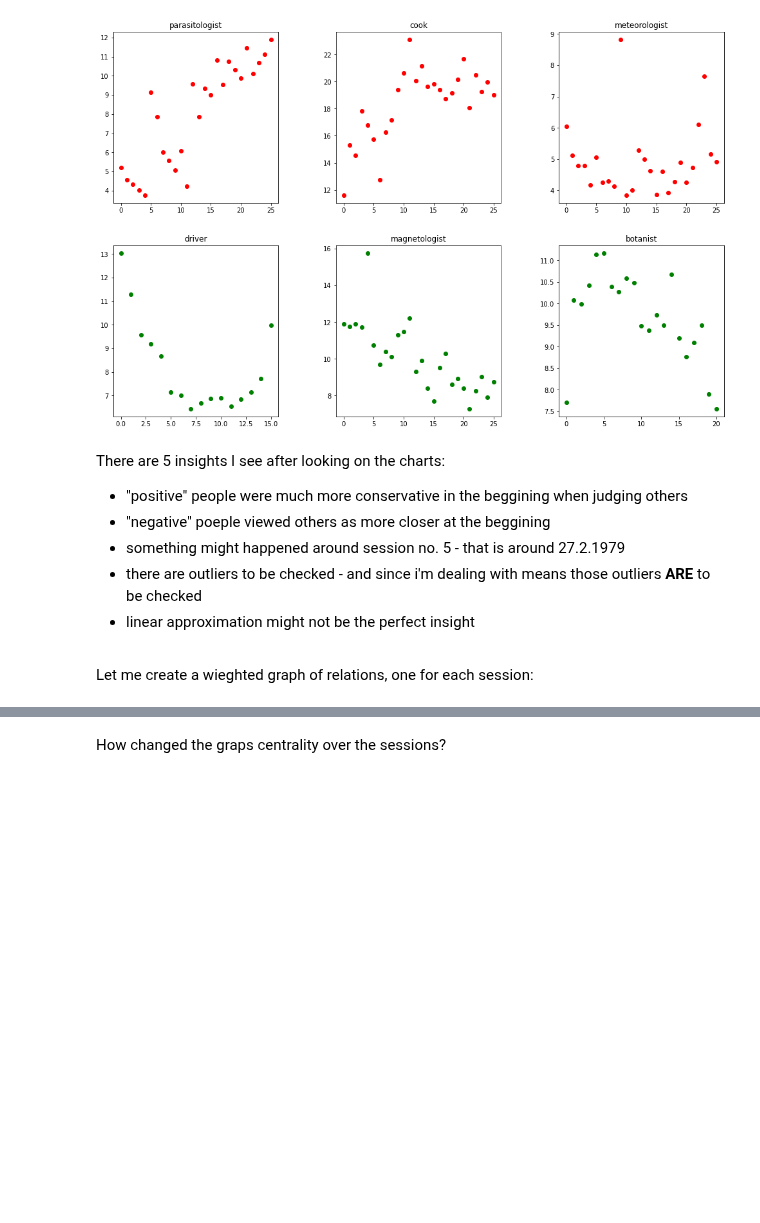
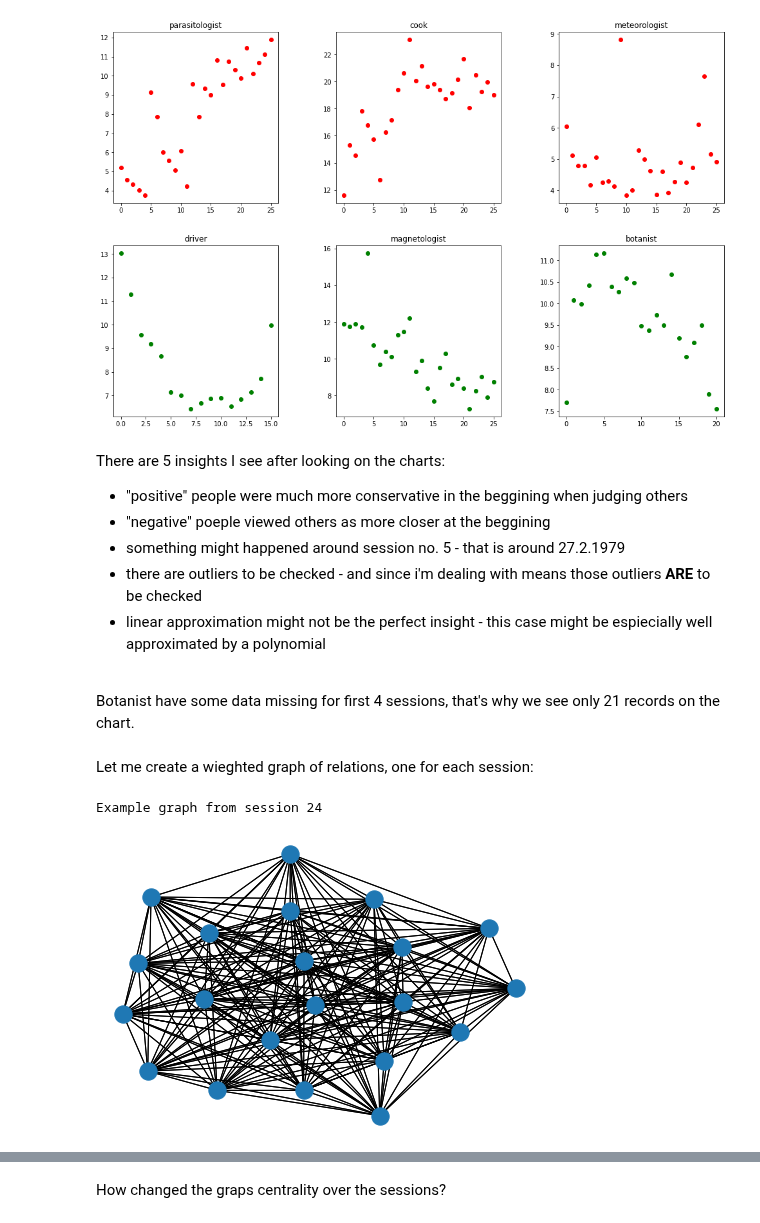
Before and after one commit to marcindahlen/Antarctica_research_2020, a Jupyter notebook: notebook.ipynb, the cells around one changed output, grey strips where cells are left out. Drawn from its saved outputs; the diff is of its cells as text; code cells hidden in the pictures; blank space fills up the shorter version.

Commit message:
weighted graphs examples

```diff
--- a/notebook.ipynb
+++ b/notebook.ipynb
@@ -280,7 +280,9 @@ There are 5 insights I see after looking on the charts: <br>
     <li>"negative" poeple viewed others as more closer at the beggining</li>
     <li>something might happened around session no. 5 - that is around 27.2.1979</li>
     <li>there are outliers to be checked - and since i'm dealing with means those outliers <b>ARE</b> to be checked</li>
-    <li>linear approximation might not be the perfect insight</li>
+    <li>linear approximation might not be the perfect insight - this case might be espiecially well approximated by a polynomial </li>
     </ul>
+<br>
+Botanist have some data missing for first 4 sessions, that's why we see only 21 records on the chart.
 # %% [markdown]
 Let me create a wieghted graph of relations, one for each session:
@@ -290,0 +289,21 @@ for session_graph in session_graps.values():
+# %%
+session_graphs = {x: networkx.MultiGraph() for x in sorted_filenames.keys()}
+for n, session_graph in session_graphs.items():
+    session_graph.add_nodes_from(ppl_professions.keys())
+    if n < 10:
+        session_graph.remove_node(6)   # no. 6 got on site 25.04.79 -> present from session no. 10
+    if n < 5:
+        session_graph.remove_node(21)  # data is missing for sessions 1-4
+    for man in session_graph.nodes():
+        for other in session_graph.nodes():
+                if man - 1 != other - 1:
+                    the_weight = people_data[man - 1].distances[n][other - 1]   # -1 since i refer to lists, not dictionaries
+                    if the_weight is not None:
+                        session_graph.add_edge(man, other, weight=the_weight)
+# %%
+rand_session_1 = int(numpy.random.rand() * 26) + 1
+print("Example graph from session " + str(rand_session_1))
+networkx.draw(session_graphs[rand_session_1])
+# %% [output]
+Example graph from session 24
+[figure, added]
```
Also changed, not shown: parts of 7 cells of this notebook.
